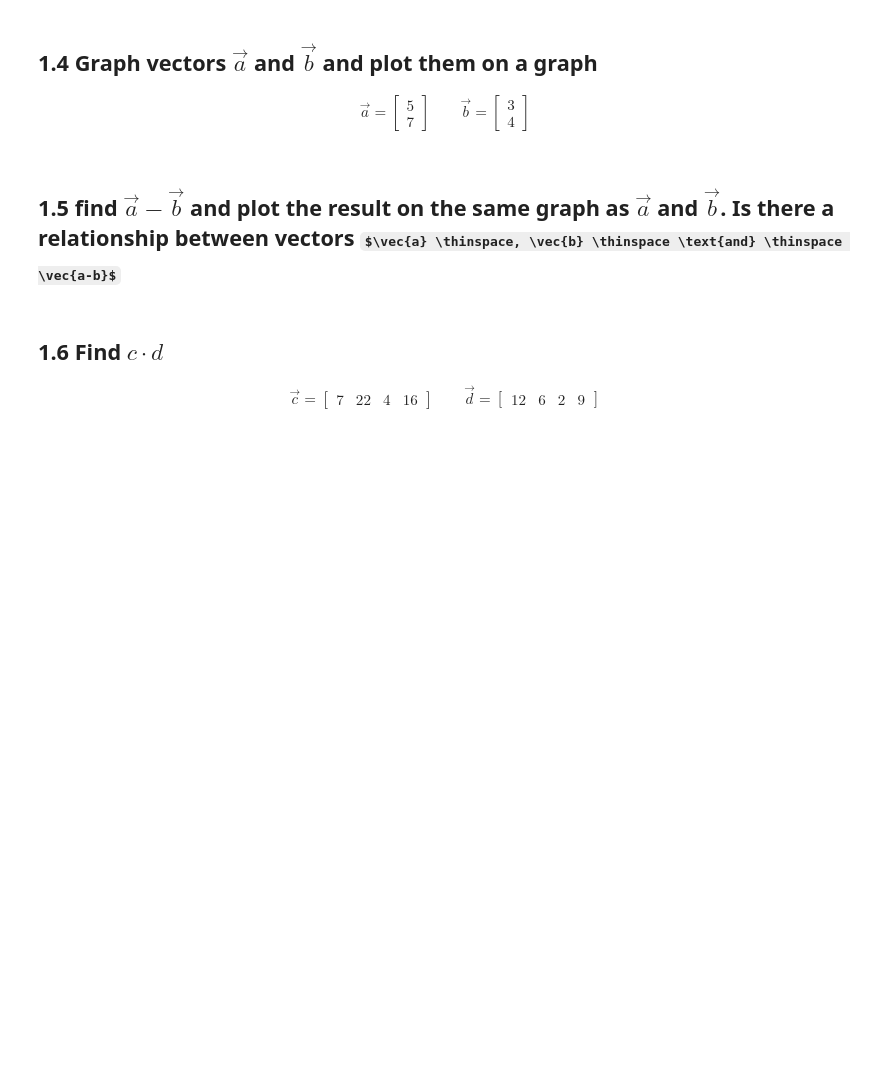
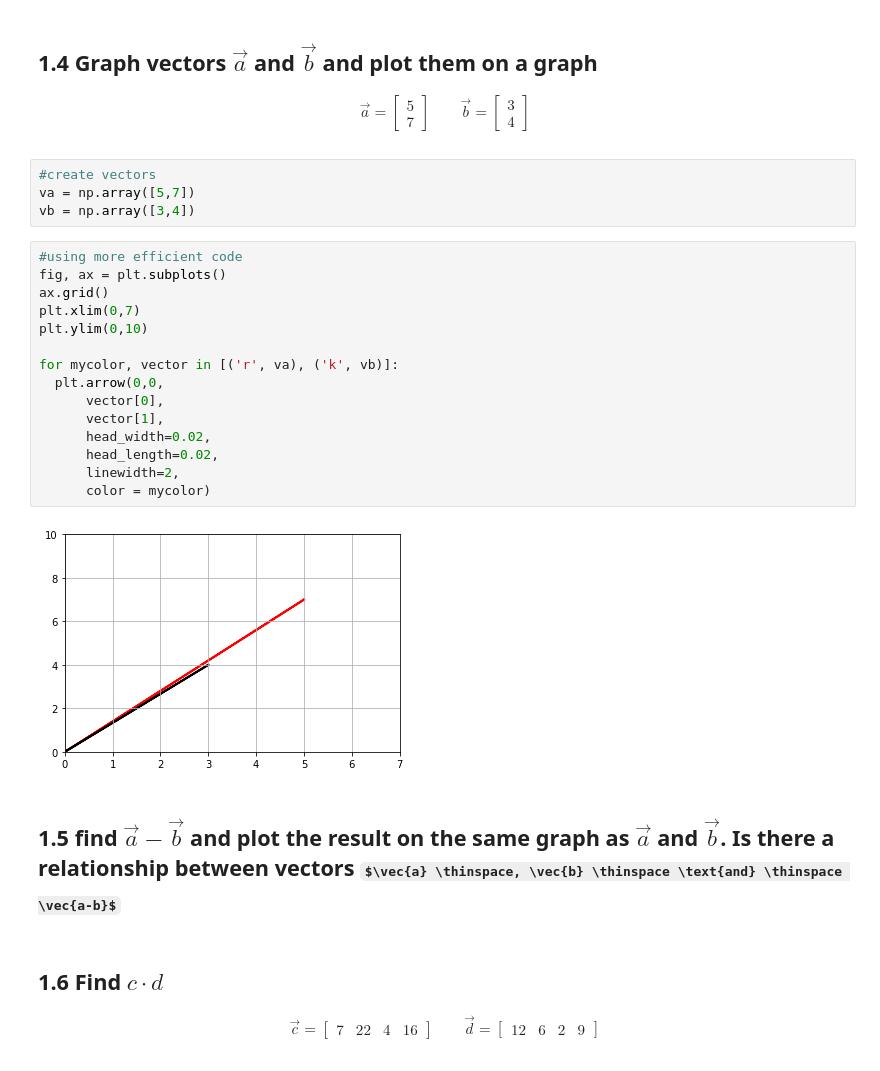
Before and after one commit to lfr4704/DS-Unit-1-Sprint-3-Linear-Algebra, a Jupyter notebook: module1-vectors-and-matrices/LS_DS_131_Vectors_and_Matrices_Assignment.ipynb, the cells around one changed output. Saved outputs shown, nothing was run; the diff lists cells and outputs as text; some formulas as TeX source; blank space fills up the shorter version.

```diff
--- a/module1-vectors-and-matrices/LS_DS_131_Vectors_and_Matrices_Assignment.ipynb
+++ b/module1-vectors-and-matrices/LS_DS_131_Vectors_and_Matrices_Assignment.ipynb
@@ -23,6 +125,27 @@ print(pi)
 \qquad
 \vec{b} = \begin{bmatrix} 3 \\4 \end{bmatrix}
 \end{align}
+# %%
+#create vectors
+va = np.array([5,7])
+vb = np.array([3,4])
+# %%
+#using more efficient code
+fig, ax = plt.subplots()
+ax.grid()
+plt.xlim(0,7)
+plt.ylim(0,10)
+
+for mycolor, vector in [('r', va), ('k', vb)]:
+  plt.arrow(0,0,
+      vector[0],
+      vector[1],
+      head_width=0.02,
+      head_length=0.02,
+      linewidth=2,
+      color = mycolor)
+# %% [output]
+[figure, added]
 # %% [markdown]
 ## 1.5 find $\vec{a} - \vec{b}$ and plot the result on the same graph as $\vec{a}$ and $\vec{b}$. Is there a relationship between vectors $\vec{a} \thinspace, \vec{b} \thinspace \text{and} \thinspace \vec{a-b}$
 # %% [markdown]
```
Also changed, not shown: parts of 6 cells of this notebook.
